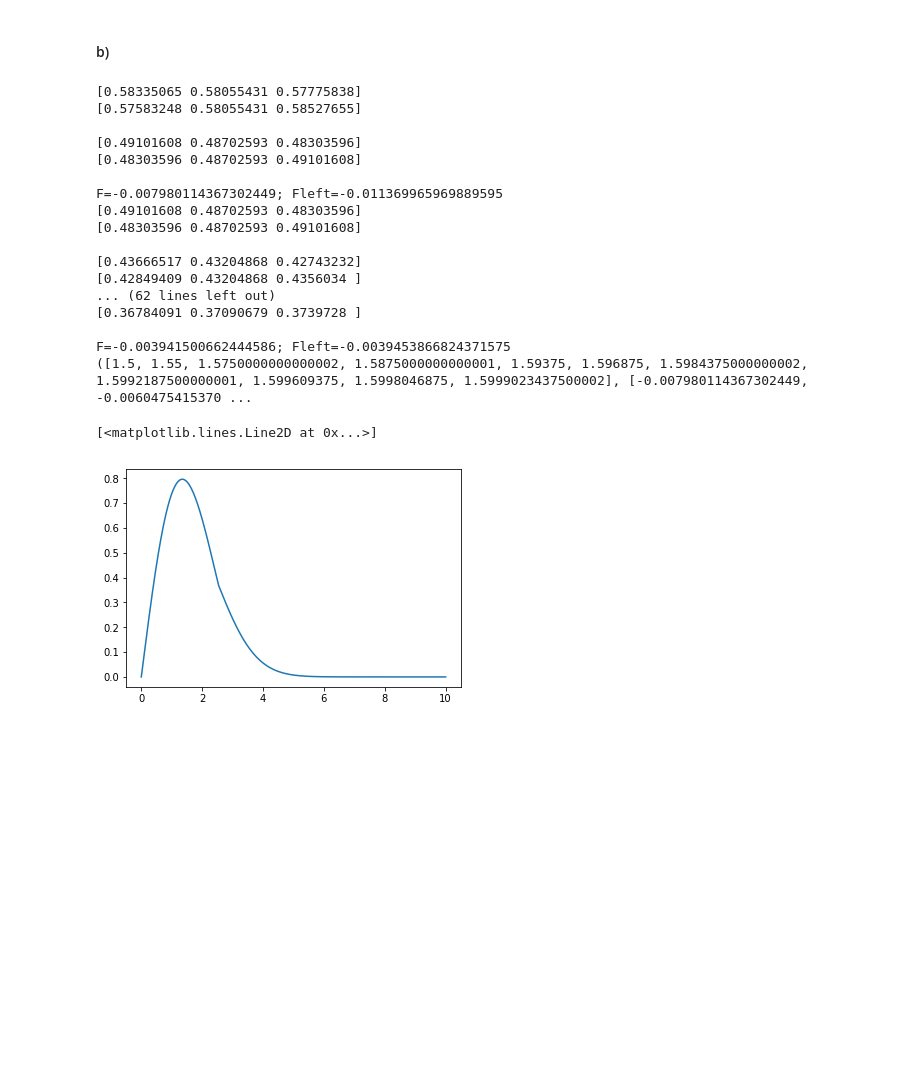
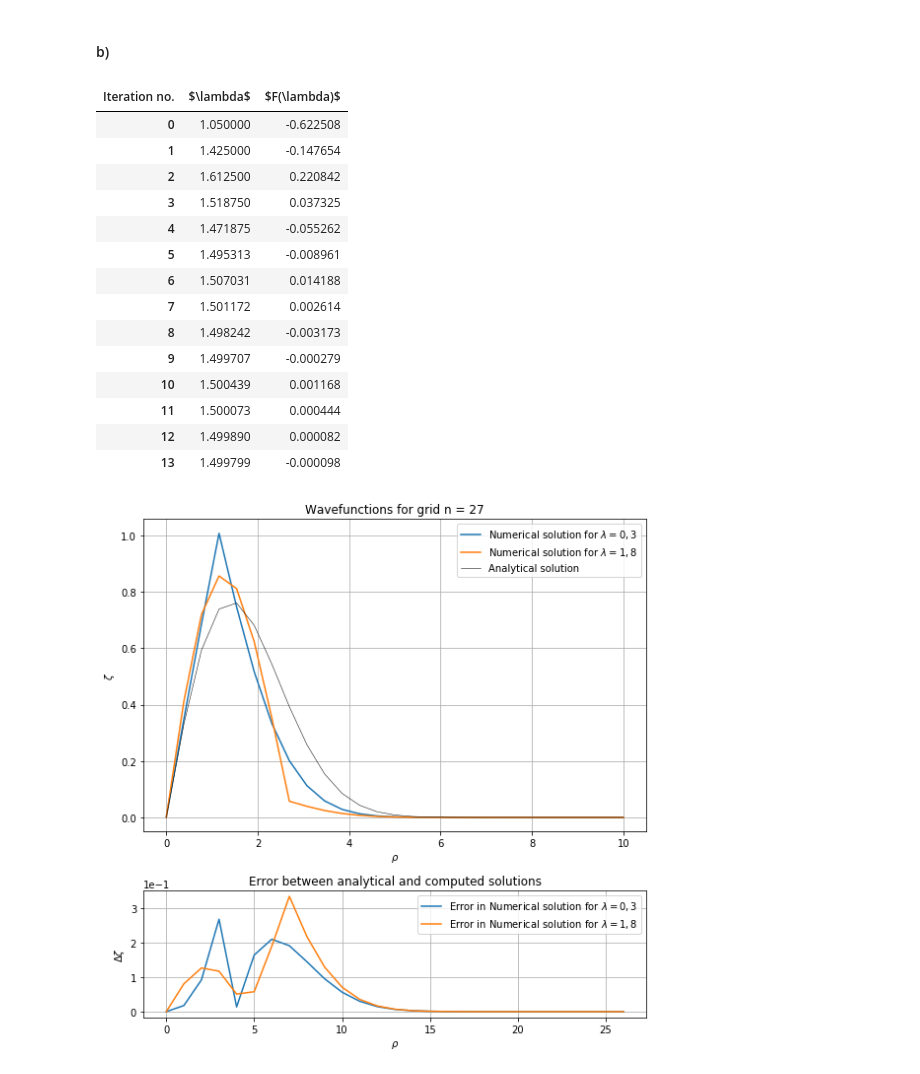
Before and after one commit to KevoSoftworks/computational_physics, a Jupyter notebook: 1_excitons/excitons.ipynb, the cells around one changed output. Saved outputs shown, nothing was run; the diff lists cells and outputs as text; code cells hidden in the pictures; blank space fills up the shorter version.

Commit message:
Fix eigenvalue search implementation, modify plotting to allow for multiple error plots

```diff
--- a/1_excitons/excitons.ipynb
+++ b/1_excitons/excitons.ipynb
@@ -249,28 +249,39 @@ plot(grid, ana, wf)
 # %% [markdown]
 #### b)
-# %%
-grid = Grid(1000)
-solver = Solver(grid, pot)
-print(solver.bisect(1.4, 1.6, fullreturn=True))
-
-plt.plot(grid, solver.wf)
-# %% [output]
-[0.58335065 0.58055431 0.57775838]
-[0.57583248 0.58055431 0.58527655]
-
-[0.49101608 0.48702593 0.48303596]
-[0.48303596 0.48702593 0.49101608]
-
-F=-0.007980114367302449; Fleft=-0.011369965969889595
-[0.49101608 0.48702593 0.48303596]
-[0.48303596 0.48702593 0.49101608]
-
-[0.43666517 0.43204868 0.42743232]
-[0.42849409 0.43204868 0.4356034 ]
-... (62 lines left out)
-[0.36784091 0.37090679 0.3739728 ]
-
-F=-0.003941500662444586; Fleft=-0.0039453866824371575
-([1.5, 1.55, 1.5750000000000002, 1.5875000000000001, 1.59375, 1.596875, 1.5984375000000002, 1.5992187500000001, 1.599609375, 1.5998046875, 1.5999023437500002], [-0.007980114367302449, -0.0060475415370 ...
-[<matplotlib.lines.Line2D at 0x...>]
-[figure, removed]
+# %%
+import pandas as pd
+from IPython.display import display
+
+plot(grid, \
+    ana, \
+    WaveFunction(grid, pot).propagate(0.3, numerov=True).normalise(), \
+    WaveFunction(grid, pot).propagate(1.8, numerov=True).normalise(), \
+    legend=(r"Numerical solution for $\lambda = 0,3$", r"Numerical solution for $\lambda = 1,8$"),
+    err_index=(0,1)
+)
+
+solver = Solver(grid, pot)
+iterations = solver.bisect(0.3, 1.8, fullreturn=True)
+
+data = {r"$\lambda$": iterations[0], r"$F(\lambda)$": iterations[1]}
+df = pd.DataFrame(data=data).rename_axis("Iteration no.", axis=1)
+display(df)
+
+plot(grid, ana, solver.wf)
+# %% [output]
+| Iteration no. | $\lambda$ | $F(\lambda)$ |
+| 0 | 1.050000 | -0.622508 |
+| 1 | 1.425000 | -0.147654 |
+| 2 | 1.612500 | 0.220842 |
+| 3 | 1.518750 | 0.037325 |
+| 4 | 1.471875 | -0.055262 |
+| 5 | 1.495313 | -0.008961 |
+| 6 | 1.507031 | 0.014188 |
+| 7 | 1.501172 | 0.002614 |
+| 8 | 1.498242 | -0.003173 |
+| 9 | 1.499707 | -0.000279 |
+| 10 | 1.500439 | 0.001168 |
+| 11 | 1.500073 | 0.000444 |
+| 12 | 1.499890 | 0.000082 |
+| 13 | 1.499799 | -0.000098 |
+[figure, added]
```
Also changed, not shown: parts of 4 cells of this notebook, 1 other file.
